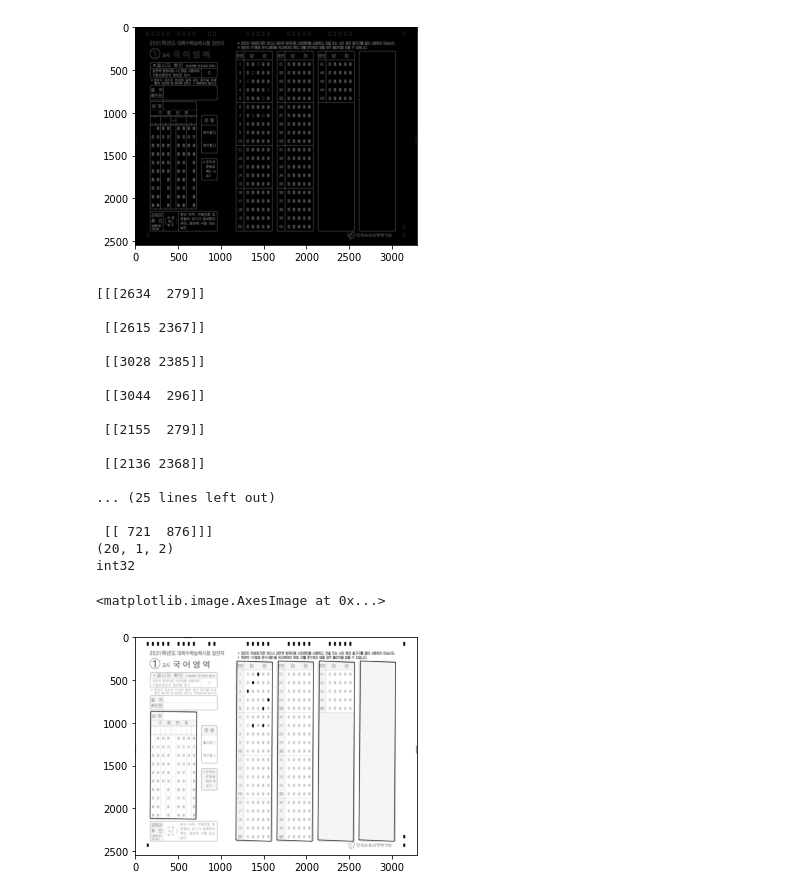
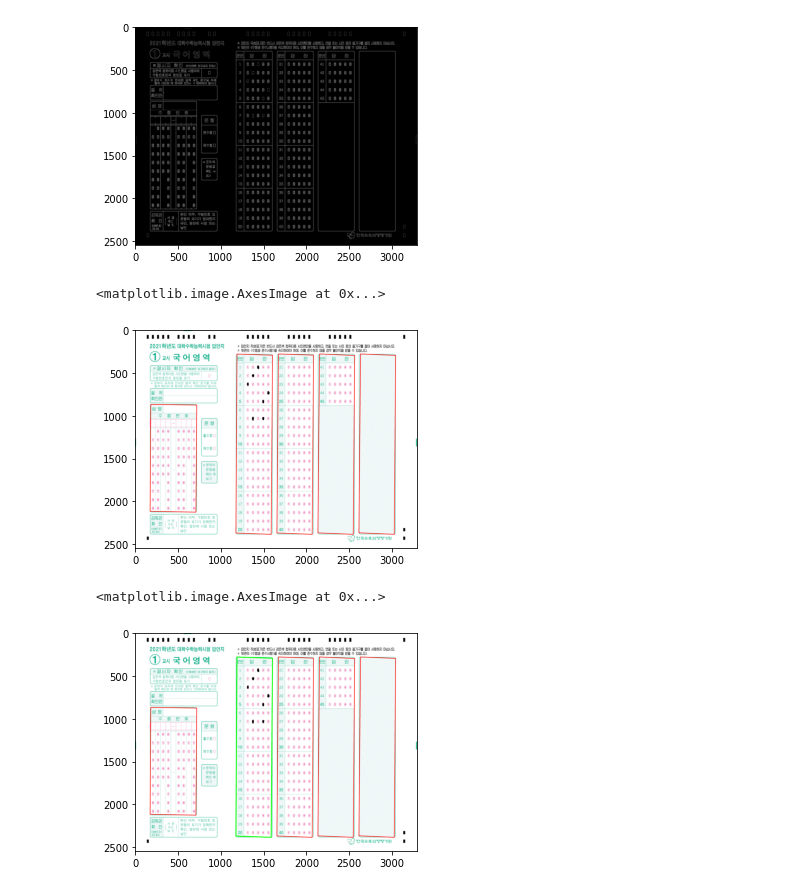
Before and after one commit to NYCCake/SmartOMR, a Jupyter notebook: ex.ipynb, the cells around one changed output. Cells and saved outputs as stored; diff of their text form; code cells hidden in the pictures.

```diff
--- a/ex.ipynb
+++ b/ex.ipynb
@@ -24,31 +24,19 @@ cnts=sorted(cnts, key=cv2.contourArea, reverse=True)
 # %%
 #reducing vertices by approxPolyDP, finding answer area
 fa=np.empty((0,1,2), int)
 for c in cnts:
     peri=cv2.arcLength(c, True)
     approx=cv2.approxPolyDP(c, 0.005*peri, True)
     if len(approx)==4:
-        cv2.drawContours(gray, [approx], 0, (0, 0, 255), 5)
+        cv2.drawContours(img, [approx], 0, (0, 0, 255), 5)
         fa=np.append(fa, approx, axis=0)
-print(fa)
-plt.imshow(cv2.cvtColor(gray, cv2.COLOR_BGR2RGB))
+plt.imshow(cv2.cvtColor(img, cv2.COLOR_BGR2RGB))
 # %% [output]
-[[[2634  279]]
-
- [[2615 2367]]
-
- [[3028 2385]]
-
- [[3044  296]]
-
- [[2155  279]]
-
- [[2136 2368]]
-
-... (25 lines left out)
-
- [[ 721  876]]]
-(20, 1, 2)
-int32
+<matplotlib.image.AxesImage at 0x...>
-<matplotlib.image.AxesImage at 0x...>
-[figure, old version]
+[figure, new version]
+# %%
+cv2.drawContours(img, [fa[8:12]], 0, (0, 255, 0), 10)
+plt.imshow(cv2.cvtColor(img, cv2.COLOR_BGR2RGB))
+# %% [output]
+<matplotlib.image.AxesImage at 0x...>
+[figure, added]
```
Also changed, not shown: parts of 1 cell of this notebook, 2 other files.
